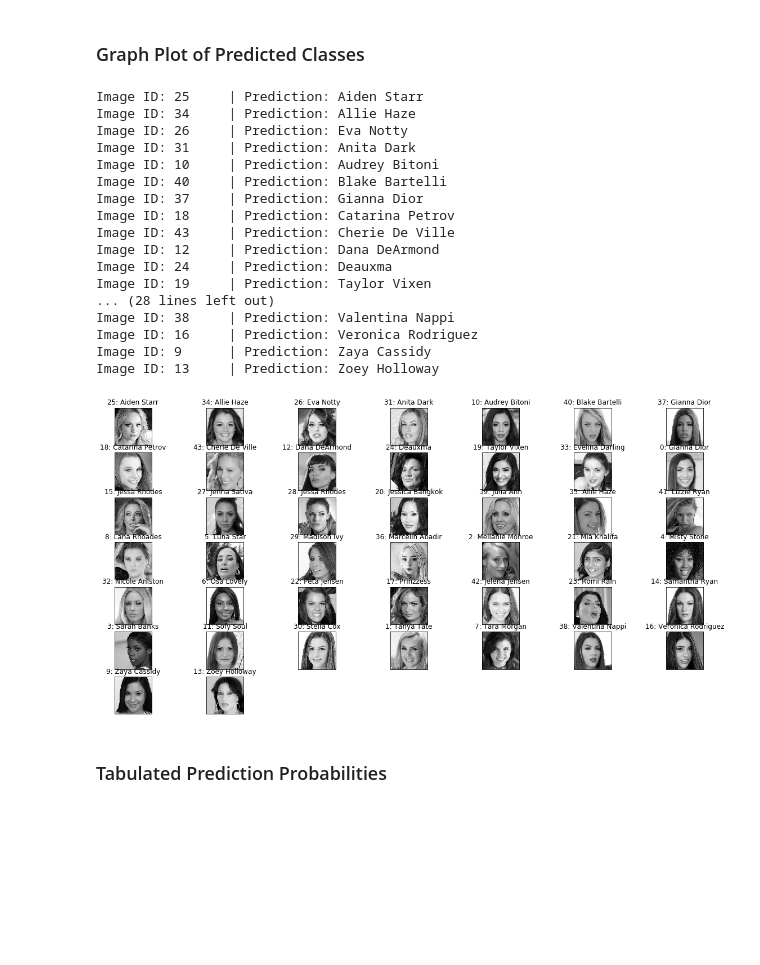
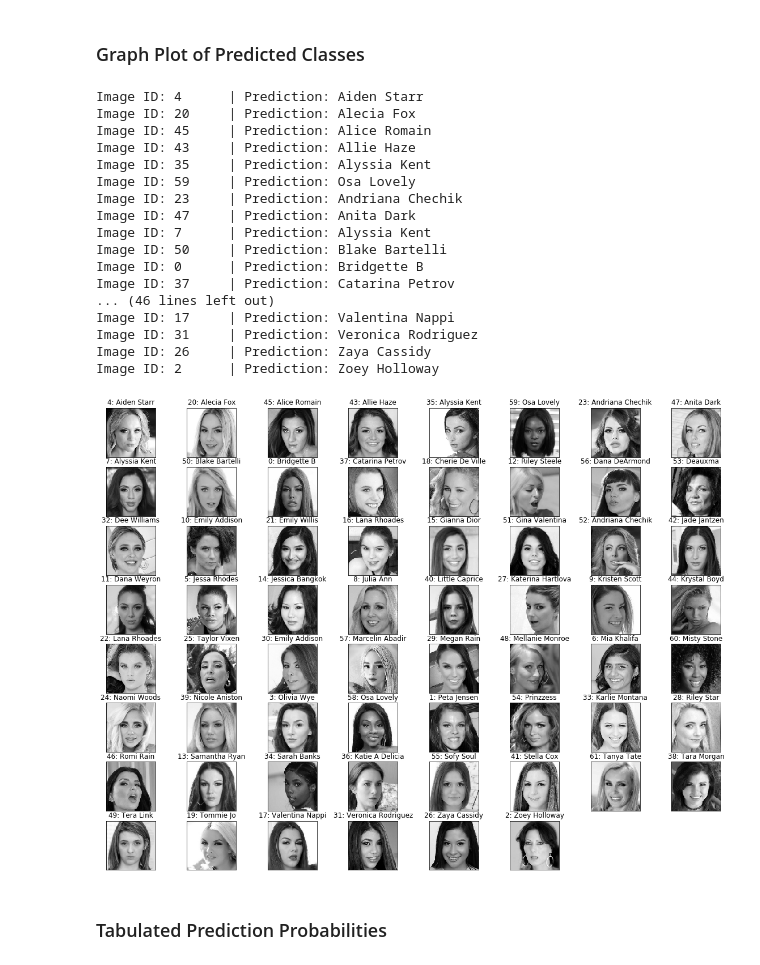
Before and after one commit to Chipzstar/TensorFlow-CNN-Image-Classifier, a Jupyter notebook: CNN Image Classifier (TF 2.0 with keras).ipynb, the cells around one changed output. Saved outputs shown, nothing was run; the diff lists cells and outputs as text; code cells hidden in the pictures; blank space fills up the shorter version.

Commit message:
add new models
- update labels text file
- classifier optimizations
- update preprocessing variables
- deleted unnecessary files e.g. frozen_model.pb, etc

```diff
--- a/CNN Image Classifier (TF 2.0 with keras).ipynb
+++ b/CNN Image Classifier (TF 2.0 with keras).ipynb
@@ -120,9 +119,9 @@ DIRS
 ### One-Hot Encoding
 # %%
 LABELS = next(os.walk(ALIGNED_TRAIN_DIR))[1] # all the class labels (pornstar names) to be used
-LABELS = np.reshape(LABELS, (-1, 1)) # reshapes array from 1D to 2D array
+LABELS_2D = np.reshape(LABELS, (-1, 1)) # reshapes array from 1D to 2D array
 mlb = MultiLabelBinarizer()
-encoded_labels = np.array(mlb.fit_transform(LABELS))
+encoded_labels = np.array(mlb.fit_transform(LABELS_2D))
 # dict(zip(LABELS.flatten(), encoded_labels))
 # %%
 # img.split('.')[0].split('(')[0]  # filters the file name by file extension and the copy_number
@@ -172,8 +171,8 @@ def process_test_data():
 # %% [markdown]
 ### Generate Training and Testing data
 # %%
-train_data = create_train_data()
-test_data = process_test_data()
+# train_data = create_train_data()
+# test_data = process_test_data()
 # if train/test data already exists
-# train_data = np.load('train_data.npy', allow_pickle=True)
-# test_data = np.load('test_data.npy', allow_pickle=True)
+train_data = np.load('train_data.npy', allow_pickle=True)
+test_data = np.load('test_data.npy', allow_pickle=True)
@@ -354,7 +335,7 @@ INFO:tensorflow:Assets written to: models/06-Dec-2019/assets
 # %% [markdown]
 ## Load Model
 # %%
-"""date = datetime.date(2019, 11, 6).strftime('%d-%b-%Y')
-model_path = f'models/{date}/'
-MODEL = tf.keras.models.load_model(f'{model_path}')"""
+#date = datetime.date(2019, 12, 17).strftime('%d-%b-%Y')
+#model_path = f'models/{date}/'
+#MODEL = tf.keras.models.load_model(f'{model_path}')
 # MODEL =  tf.keras.models.load_model(f'{MODEL_PATH}')
@@ -412,62 +375,59 @@ print(output_data)
 %run generate_labels_text_file.py
 # %% [markdown]
 # RESULTS
-# %%
-CLASS_INDEX = dict(zip([np.argmax(x) for x in encoded_labels], LABELS.flatten()))
-# CLASS_INDEX = dict(sorted(CLASS_INDEX.items()))
-LABELS = LABELS.flatten()
-IMAGE_IDs = []
 # %% [markdown]
 ### Graph Plot of Predicted Classes
 # %%
+CLASS_INDEX = dict(zip([np.argmax(x) for x in encoded_labels], LABELS))
 test_data = np.load('test_data.npy', allow_pickle=True)
-fig = plt.figure(figsize=(20,10))
-results = {cls: [] for cls in LABELS}
+fig = plt.figure(figsize=(20,15))
+RESULTS = {cls: [] for cls in LABELS}
+IMAGE_IDs = []
 
 # iterate over each image in test_sample
 # get the model's class prediction of the image
 for num, data in enumerate(test_data):
     data[0] = data[0] / 255.0
     img_data = data[0]
     img_num = data[1]
-    y = fig.add_subplot(7, 7, num + 1)
+    y = fig.add_subplot(8, 8, num + 1)
     orig = img_data
     data = img_data.reshape(-1, IMG_SIZE, IMG_SIZE, 1)
     model_out = MODEL.predict([data]).flatten()
     index = np.argmax(model_out)
     # generate output dictionary
-    results = {LABELS[i]: results.get(LABELS[i]) + [model_out[i]] for i in range(NUM_CLASSES)}
+    RESULTS = {LABELS[i]: RESULTS.get(LABELS[i]) + [model_out[i]] for i in range(NUM_CLASSES)}
     IMAGE_IDs.append(img_num)
 
     # cross-reference the predicted class-index to its class-label (for each test image)
     class_label = CLASS_INDEX.get(index, 'Invalid class!')
     print(f"Image ID: {img_num}\t | Prediction: {class_label}")
 
     y.imshow(orig, cmap='gray')
     plt.title(f'{img_num}: {class_label}')
     y.axes.get_xaxis().set_visible(False)
     y.axes.get_yaxis().set_visible(False)
 plt.show()
 # plt.savefig('Class Results')
 # %% [output]
-Image ID: 25     | Prediction: Aiden Starr
-Image ID: 34     | Prediction: Allie Haze
-Image ID: 26     | Prediction: Eva Notty
-Image ID: 31     | Prediction: Anita Dark
-Image ID: 10     | Prediction: Audrey Bitoni
-Image ID: 40     | Prediction: Blake Bartelli
-Image ID: 37     | Prediction: Gianna Dior
-Image ID: 18     | Prediction: Catarina Petrov
-Image ID: 43     | Prediction: Cherie De Ville
-Image ID: 12     | Prediction: Dana DeArmond
-Image ID: 24     | Prediction: Deauxma
-Image ID: 19     | Prediction: Taylor Vixen
-... (28 lines left out)
-Image ID: 38     | Prediction: Valentina Nappi
-Image ID: 16     | Prediction: Veronica Rodriguez
-Image ID: 9      | Prediction: Zaya Cassidy
-Image ID: 13     | Prediction: Zoey Holloway
+Image ID: 4      | Prediction: Aiden Starr
+Image ID: 20     | Prediction: Alecia Fox
+Image ID: 45     | Prediction: Alice Romain
+Image ID: 43     | Prediction: Allie Haze
+Image ID: 35     | Prediction: Alyssia Kent
+Image ID: 59     | Prediction: Osa Lovely
+Image ID: 23     | Prediction: Andriana Chechik
+Image ID: 47     | Prediction: Anita Dark
+Image ID: 7      | Prediction: Alyssia Kent
+Image ID: 50     | Prediction: Blake Bartelli
+Image ID: 0      | Prediction: Bridgette B
+Image ID: 37     | Prediction: Catarina Petrov
+... (46 lines left out)
+Image ID: 17     | Prediction: Valentina Nappi
+Image ID: 31     | Prediction: Veronica Rodriguez
+Image ID: 26     | Prediction: Zaya Cassidy
+Image ID: 2      | Prediction: Zoey Holloway
-[figure, old version]
+[figure, new version]
 # %%
 IMAGES_NAMES = [img.split('.')[0] for img in next(os.walk(ALIGNED_TEST_DIR))[2]]
 # %% [markdown]
```
Also changed, not shown: parts of 21 cells of this notebook, 24 other files.
